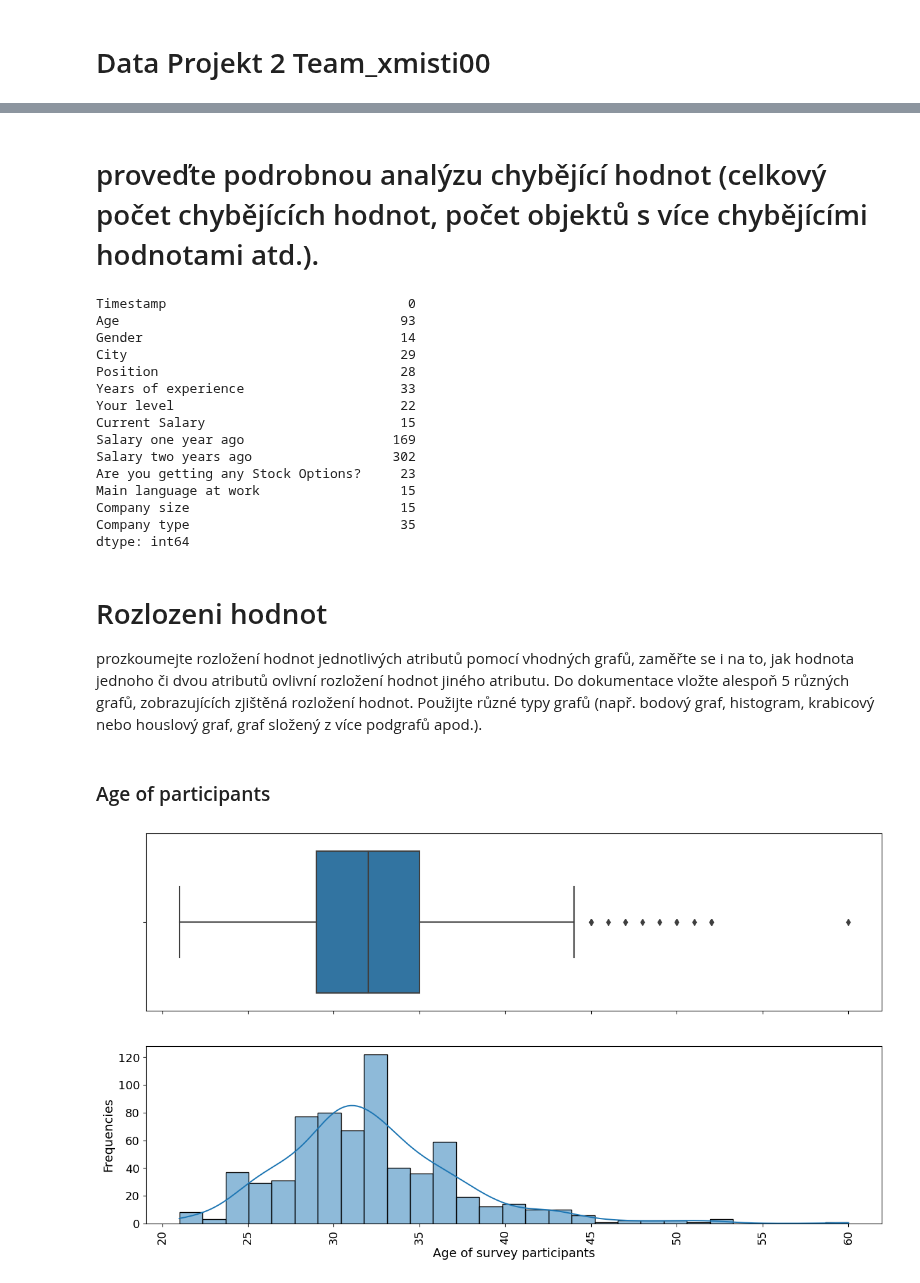
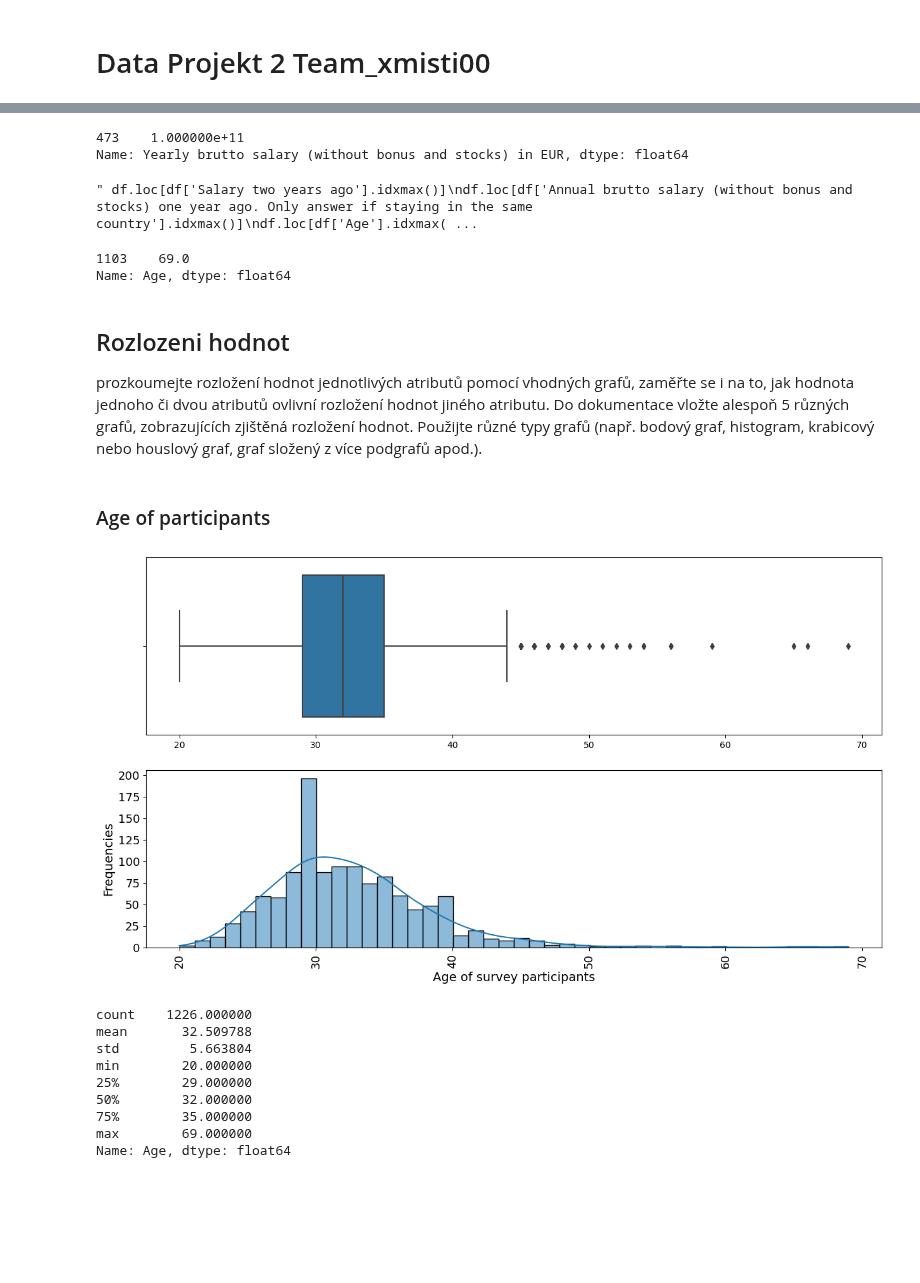
Before and after one commit to MatejMistik/upa-p2-data-analysis, a Jupyter notebook: main.ipynb, the cells around one changed output, grey strips where cells are left out. Cells and saved outputs as stored; diff of their text form; code cells hidden in the pictures; blank space fills up the shorter version.

Commit message:
Exploration, graphs and loads

```diff
--- a/main.ipynb
+++ b/main.ipynb
@@ -19,4 +19,4 @@ pd.set_option('display.max_columns', None)
 # %%
-df_2020 = pd.read_csv('./data/IT Salary Survey EU 2018.csv')
-df_2020
+df = pd.read_csv('./data/IT Salary Survey EU  2020.csv')
+df
 # %% [output]
@@ -73,42 +71,54 @@ Name: 298, dtype: object
-# %% [markdown]
-# proveďte podrobnou analýzu chybějící hodnot (celkový počet chybějících hodnot, počet objektů s více chybějícími hodnotami atd.).
-# %%
-# Checking for NaN value
-df_2020.isna().sum()
-# %% [output]
-Timestamp                               0
-Age                                    93
-Gender                                 14
-City                                   29
-Position                               28
-Years of experience                    33
-Your level                             22
-Current Salary                         15
-Salary one year ago                   169
-Salary two years ago                  302
-Are you getting any Stock Options?     23
-Main language at work                  15
-Company size                           15
-Company type                           35
-dtype: int64
+# %%
+#find max value with pandas
+
+print(df["Yearly brutto salary (without bonus and stocks) in EUR"].nlargest(1))
+
+# Using DataFrame.loc[] property.
+''' df.loc[df['Salary two years ago'].idxmax()]
+df.loc[df['Annual brutto salary (without bonus and stocks) one year ago. Only answer if staying in the same country'].idxmax()]
+df.loc[df['Age'].idxmax()] '''
+# %% [output]
+473    1.000000e+11
+Name: Yearly brutto salary (without bonus and stocks) in EUR, dtype: float64
+" df.loc[df['Salary two years ago'].idxmax()]\ndf.loc[df['Annual brutto salary (without bonus and stocks) one year ago. Only answer if staying in the same country'].idxmax()]\ndf.loc[df['Age'].idxmax( ...
+# %%
+#df["Annual bonus+stocks one year ago. Only answer if staying in same country"].max()
+
+''' It is really hard to discuss what is the best yearly bonus, stocks.. '''
+
+df['Age'].nlargest(1)
+# %% [output]
+1103    69.0
+Name: Age, dtype: float64
 # %% [markdown]
-# Rozlozeni hodnot
+## Rozlozeni hodnot
 
  prozkoumejte rozložení hodnot jednotlivých atributů pomocí vhodných grafů, zaměřte se i na to, jak hodnota jednoho či dvou atributů ovlivní rozložení hodnot jiného atributu. Do dokumentace vložte alespoň 5 různých grafů, zobrazujících zjištěná rozložení hodnot. Použijte různé typy grafů (např. bodový graf, histogram, krabicový nebo houslový graf, graf složený z více podgrafů apod.).
 # %% [markdown]
 ### Age of participants
 # %%
-# Age of survey participants distribution
-fig, (ax_box,ax_hist) = plt.subplots(2,sharex=True,figsize=(15,8))
+# Age
+fig, (ax_box,ax_hist) = plt.subplots(2,figsize=(15,8))
 
-sns.boxplot(data=df_2020,x='Age',ax=ax_box)
+sns.boxplot(data=df,x='Age',ax=ax_box)
 ax_box.set(xlabel="")
-sns.histplot(data=df_2020,x='Age',kde=True,ax=ax_hist)
+sns.histplot(data=df,x='Age',kde=True,ax=ax_hist)
+
 
 plt.xticks(fontsize=13,rotation=90)
 plt.xlabel("Age of survey participants",fontsize=14)
 plt.yticks(fontsize=13)
 plt.ylabel("Frequencies",fontsize=14)
 plt.show()
+df['Age'].describe()
 # %% [output]
-[figure, old version]
+[figure, new version]
+count    1226.000000
+mean       32.509788
+std         5.663804
+min        20.000000
+25%        29.000000
+50%        32.000000
+75%        35.000000
+max        69.000000
+Name: Age, dtype: float64
```
Also changed, not shown: parts of 14 cells of this notebook, 2 other files.
